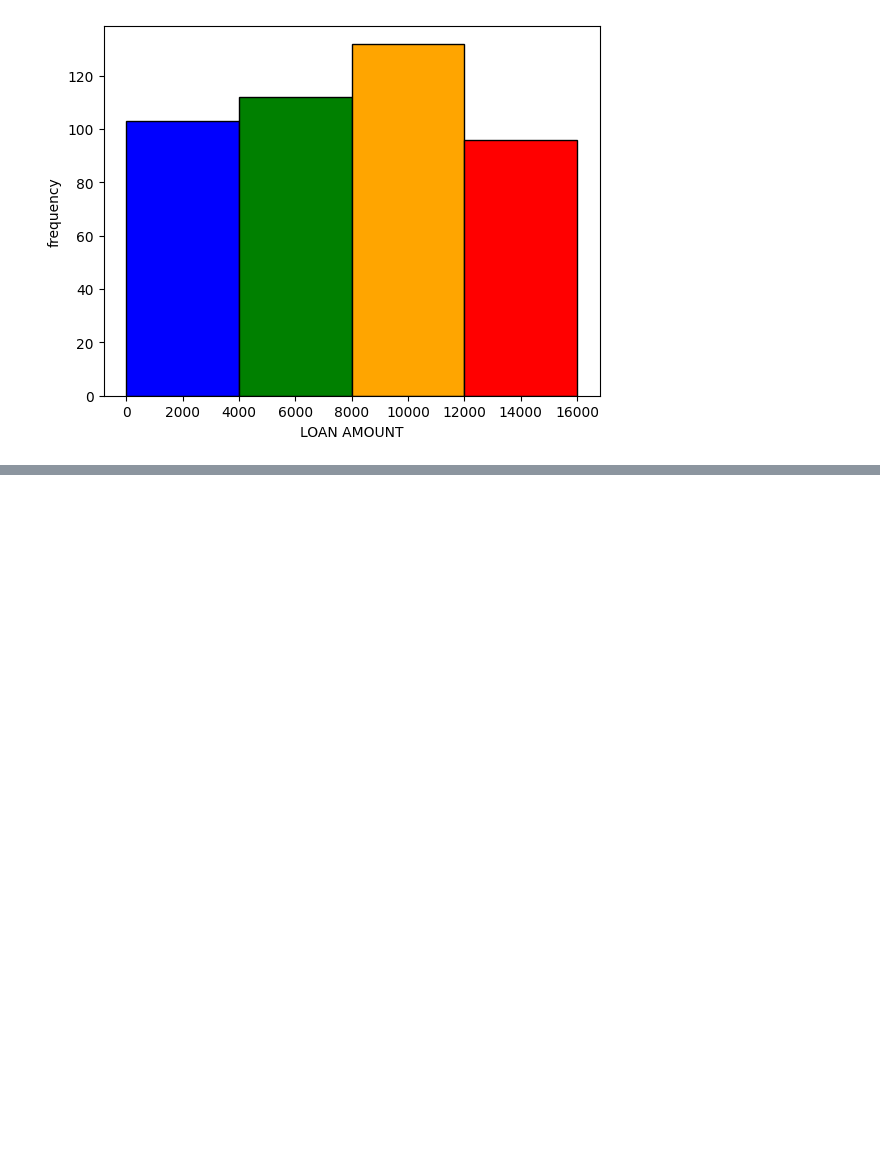
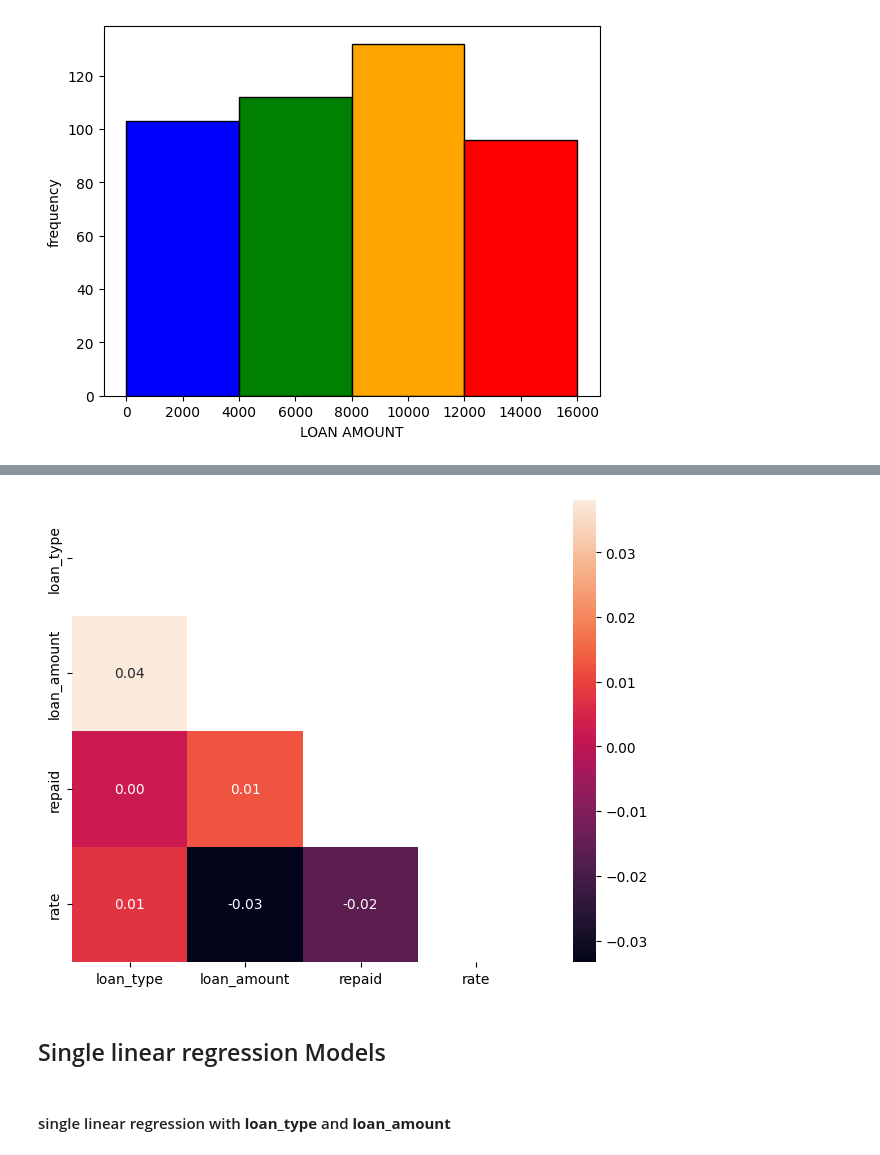
Before and after one commit to shadmankhezri/loans_regression, a Jupyter notebook: loans.ipynb, the cells around one changed output, grey strips where cells are left out. Cells and saved outputs as stored; diff of their text form; code cells hidden in the pictures; blank space fills up the shorter version.

Commit message:
created reggression models

```diff
--- a/loans.ipynb
+++ b/loans.ipynb
@@ -174,0 +190,8 @@ plt.show()
+# %%
+plt.figure(figsize=(10 , 6))
+corr = features_df.corr()
+mask = np.triu(corr)
+sns.heatmap(corr , square=True , mask = mask , annot=True , fmt = '.2f')
+plt.show()
+# %% [output]
+[figure, added]
@@ -174,0 +204,4 @@ plt.show()
+# %% [markdown]
+## Single linear regression Models
+# %% [markdown]
+#### single linear regression with ****loan_type**** and ****loan_amount****
```
Also changed, not shown: parts of 52 cells of this notebook.
